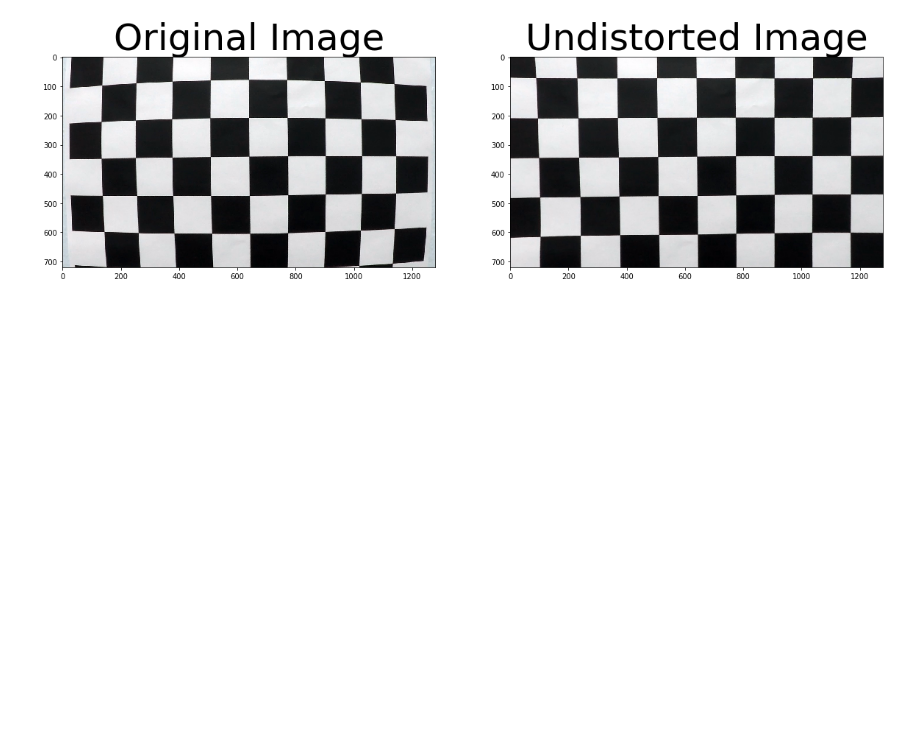
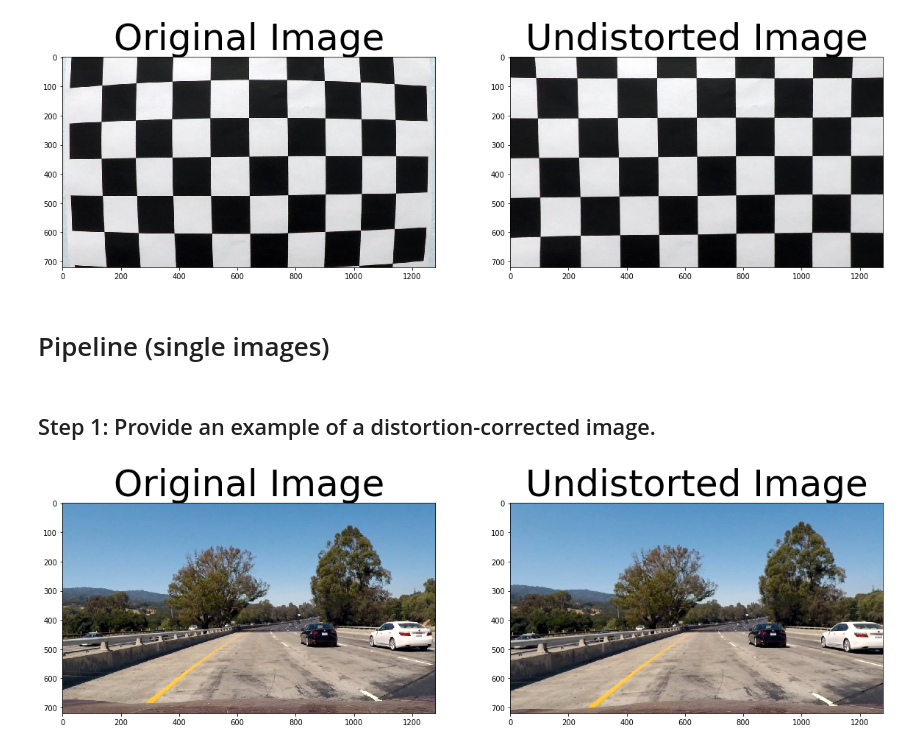
Before and after one commit to edmondawad/CarND_P2, a Jupyter notebook: P2.ipynb, the cells around one changed output. Saved outputs shown, nothing was run; the diff lists cells and outputs as text; code cells hidden in the pictures; blank space fills up the shorter version.

Commit message:
Perform Step 1.

```diff
--- a/P2.ipynb
+++ b/P2.ipynb
@@ -1,3 +1,6 @@
+# %%
+import matplotlib as mpl
+mpl.rcParams.update(mpl.rcParamsDefault)
 # %%
 import numpy as np
 import cv2
@@ -60,3 +64,31 @@ plt.imshow(dst)
 plt.savefig('output_images/undistort_output.png',dpi=100);
 # %% [output]
 [figure]
+# %% [markdown]
+# Pipeline (single images)
+# %% [markdown]
+## Step 1: Provide an example of a distortion-corrected image.
+# %%
+def undistort(img, objpoints, imgpoints):
+    # Camera calibration, given object points, image points, and the shape of the grayscale image
+    ret, mtx, dist, rvecs, tvecs = cv2.calibrateCamera(objpoints, imgpoints, img.shape[1::-1], None, None)
+    #Undistorting a test image:
+    dst = cv2.undistort(img, mtx, dist, None, mtx)
+    return dst
+
+
+# Now let's test calibration on a real image
+img = mpimg.imread('./test_images/test1.jpg')
+dst = undistort(img, objpoints, imgpoints)
+
+fig=plt.figure(figsize=(20,10))
+fig.tight_layout()
+plt.subplot(1, 2, 1)
+plt.title('Original Image', fontsize=50)
+plt.imshow(img)
+plt.subplot(1, 2, 2)
+plt.title('Undistorted Image', fontsize=50)
+plt.imshow(dst)
+plt.savefig('output_images/undistort_test1.png',dpi=100);
+# %% [output]
+[figure, added]
```
Also changed, not shown: parts of 1 cell of this notebook, 2 other files.
